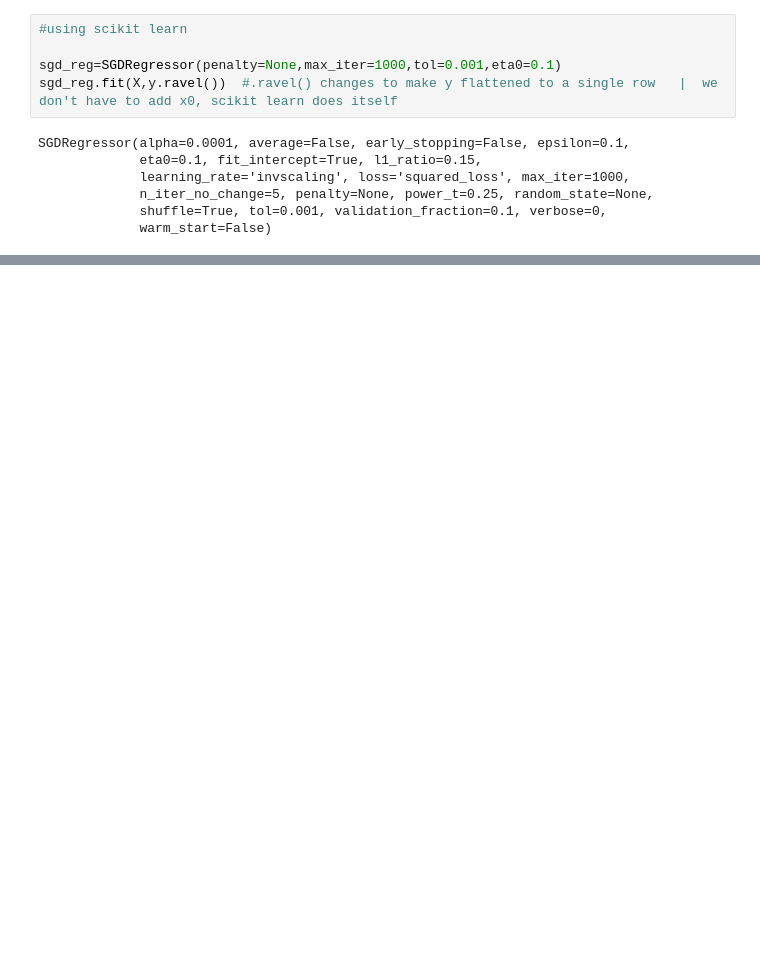
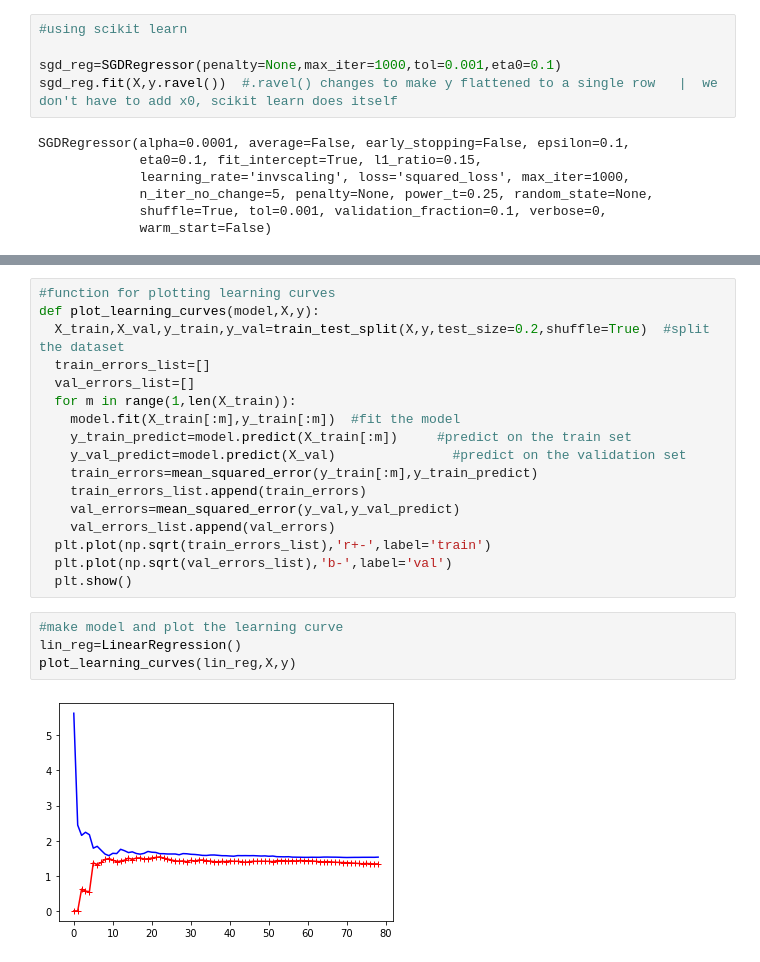
Before and after one commit to DhurbaBrl/machine_learning_book, a Jupyter notebook: training_models.ipynb, the cells around one changed output, grey strips where cells are left out. Cells and saved outputs as stored; diff of their text form; blank space fills up the shorter version.

```diff
--- a/training_models.ipynb
+++ b/training_models.ipynb
@@ -130,0 +190,23 @@ print(sgd_reg.coef_)
+# %%
+#function for plotting learning curves
+def plot_learning_curves(model,X,y):
+  X_train,X_val,y_train,y_val=train_test_split(X,y,test_size=0.2,shuffle=True)  #split the dataset
+  train_errors_list=[]
+  val_errors_list=[]
+  for m in range(1,len(X_train)):
+    model.fit(X_train[:m],y_train[:m])  #fit the model
+    y_train_predict=model.predict(X_train[:m])     #predict on the train set
+    y_val_predict=model.predict(X_val)               #predict on the validation set
+    train_errors=mean_squared_error(y_train[:m],y_train_predict)
+    train_errors_list.append(train_errors)
+    val_errors=mean_squared_error(y_val,y_val_predict)
+    val_errors_list.append(val_errors)
+  plt.plot(np.sqrt(train_errors_list),'r+-',label='train')
+  plt.plot(np.sqrt(val_errors_list),'b-',label='val')
+  plt.show()
+# %%
+#make model and plot the learning curve
+lin_reg=LinearRegression()
+plot_learning_curves(lin_reg,X,y)
+# %% [output]
+[figure, added]
```
Also changed, not shown: parts of 44 cells of this notebook.
